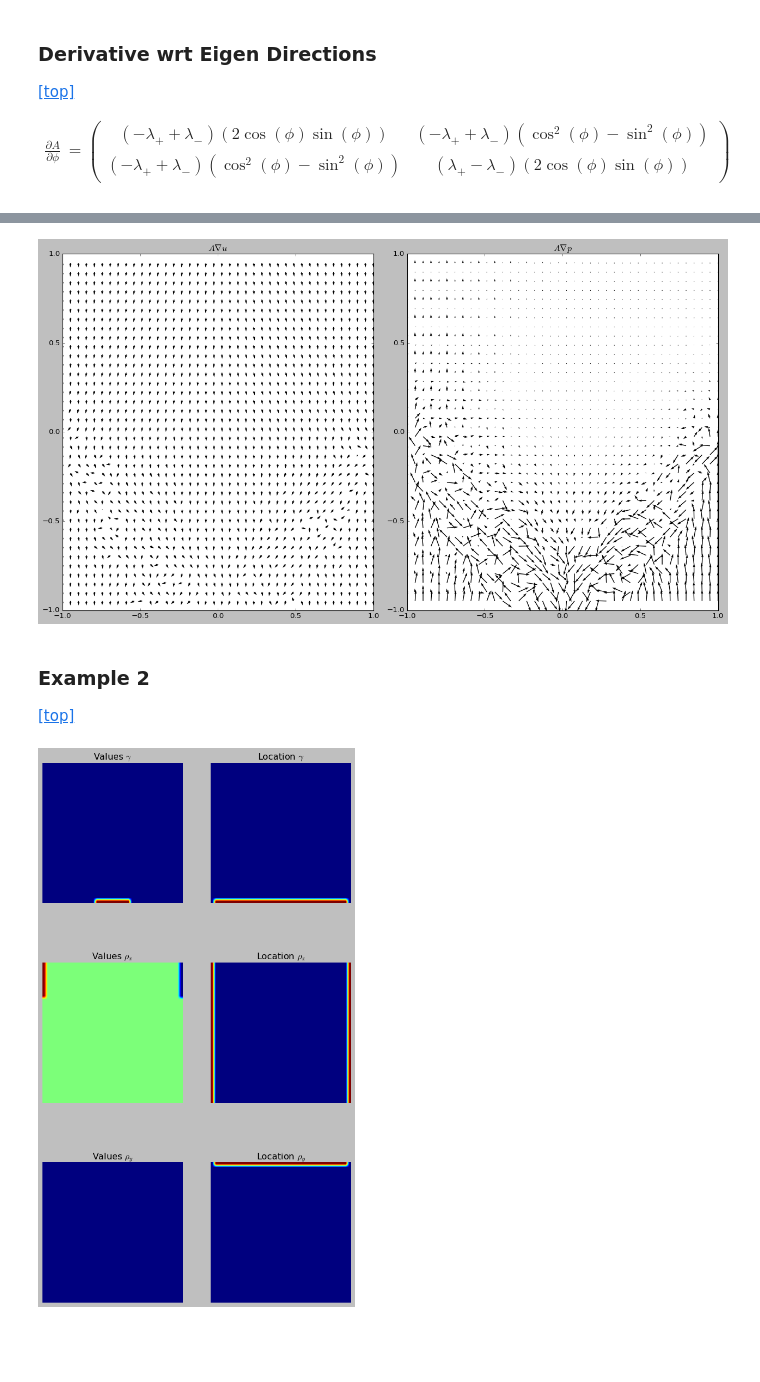
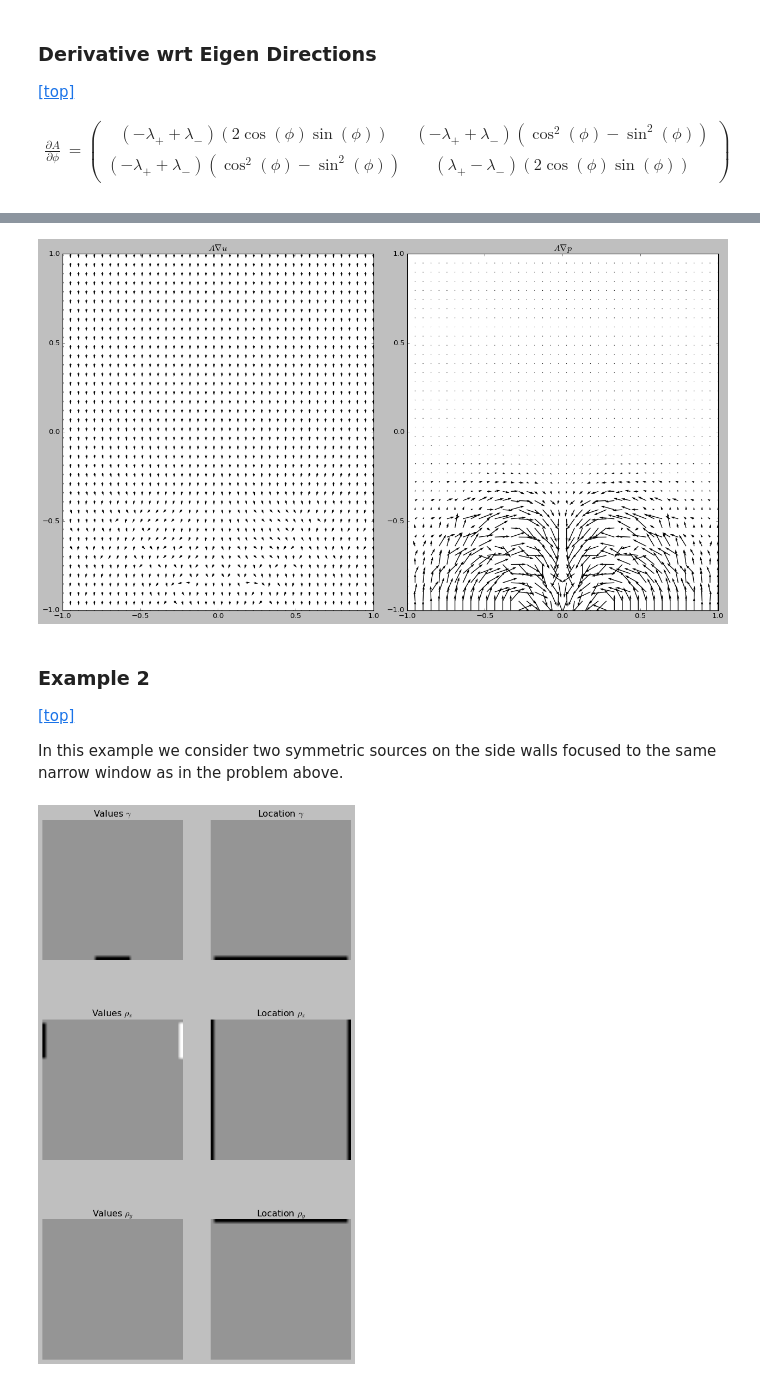
Before and after one commit to JustinBakerMath/homogenize, a Jupyter notebook: Homogenization.ipynb, the cells around one changed output, grey strips where cells are left out. Cells and saved outputs as stored; diff of their text form; code cells hidden in the pictures; blank space fills up the shorter version.

```diff
--- a/Homogenization.ipynb
+++ b/Homogenization.ipynb
@@ -251,6 +296,15 @@ class PDESolver(metaclass=ABCMeta):
     def divAgrad(self):
         pde_mtrx = (self.interior@self.fdm.divAgrad()+self.neumann_xloc@(self.fdm.Agrad()[0])+self.neumann_yloc@(self.fdm.Agrad()[1])+self.dirichlet_loc)
         return np.linalg.solve(pde_mtrx,self.neumann_xbc+self.neumann_ybc+self.dirichlet_bc)
+    def MdivAgrad(self):
+        pde_mtrx = (self.interior@-self.fdm.divAgrad()+self.neumann_xloc@(self.fdm.Agrad()[0])+self.neumann_yloc@(self.fdm.Agrad()[1])+self.dirichlet_loc)
+        return np.linalg.solve(pde_mtrx,self.neumann_xbc+self.neumann_ybc+self.dirichlet_bc)
+    def divGrad(self):
+            pde_mtrx = (self.interior@self.fdm.divGrad()+self.neumann_xloc@(self.fdm.grad()[0])+self.neumann_yloc@(self.fdm.grad()[1])+self.dirichlet_loc)
+            return np.linalg.solve(pde_mtrx,self.neumann_xbc+self.neumann_ybc+self.dirichlet_bc)
+    def MdivGrad(self):
+            pde_mtrx = (self.interior@self.fdm.divGrad()+self.neumann_xloc@(self.fdm.grad()[0])+self.neumann_yloc@(self.fdm.grad()[1])+self.dirichlet_loc)
+            return np.linalg.solve(pde_mtrx,self.neumann_xbc+self.neumann_ybc+self.dirichlet_bc)
 # %% [markdown]
 ## Design Operations
 
@@ -263,9 +317,9 @@ $$\begin{align*}
 \end{align*}$$
 # %%
 def genLam(theta,shape,alpha=1,beta=.5):
+    lamPlus=alpha*theta+beta*(np.ones(shape)-theta)
     lamMinus=np.ma.power(theta/alpha+(np.ones(shape)-theta)/beta,-1)
-    lamPlus=alpha*theta+beta*(np.ones(shape)-theta)
-    return lamMinus,lamPlus
+    return lamPlus,lamMinus
 # %% [markdown]
 ### Design Matrix
 
@@ -436,7 +490,7 @@ class heatLens():
         #INITIALIZE
         self.u=np.zeros(self.domain_len)
         self.p=np.zeros(self.domain_len)
-        self.theta=np.ones(self.domain_shape)#np.random.rand(self.domain_len).reshape(self.domain_shape)
+        self.theta=np.zeros(self.domain_shape)#np.random.rand(self.domain_len).reshape(self.domain_shape)
         self.phi=np.zeros(self.domain_shape)#np.pi*np.random.rand(self.domain_len).reshape(self.domain_shape)#
         self.lv=self.options['lv']
         self.vol=self.options['volume']
@@ -496,7 +550,7 @@ class heatLens():
             for j in range(self.n):
                 A_p=A_phi(self.theta[i,j],self.phi[i,j],alpha=alpha,beta=beta)
                 self.phi[i,j]=self.phi[i,j]-tk*(A_p@Du[:,i,j]@Dp[:,i,j])
-
+        self.options['tk'] = .975*tk
         #SOLUTION DATA
         self.u = u
         self.p = p
@@ -510,9 +564,9 @@ class heatLens():
         assert ('gamma' in self.options) and ('gamma_loc' in self.options), 'No Dirichlet Conditions Provided.'
         assert ('rho_x' in self.options) or ('rho_y' in self.options), 'No Sources Provided.'
         if not('alpha' in self.options):
-            self.options['alpha']=.1
+            self.options['alpha']=1
         if not('beta' in self.options):
-            self.options['beta']=1
+            self.options['beta']=.1
         if not('tk' in self.options):
             self.options['tk']=.1
         if not('lv' in self.options):
@@ -620,19 +676,21 @@ plt.show()
 plt.figure(figsize=(16,9),tight_layout=True)
 plt.subplot(121)
 ADu = np.divide(prob.ADu,np.fmax(.1,np.linalg.norm(prob.ADu, axis=0)))
-plt.quiver(prob.xx[1:-1],prob.yy[1:-1],ADu[0][1:-1],ADu[1][1:-1])
+plt.quiver(prob.xx,prob.yy,ADu[0],ADu[1])
 plt.title('$A\\nabla u$')
 plt.subplot(122)
 plt.title('$A\\nabla p$')
 ADp = np.divide(prob.ADp,np.fmax(.1, np.linalg.norm(prob.ADp, axis=0)))
-plt.quiver(prob.xx[1:-1],prob.yy[1:-1],ADp[0][1:-1],ADp[1][1:-1])
+plt.quiver(prob.xx,prob.yy,ADp[0],ADp[1])
 plt.show()
 # %% [output]
-[figure, old version]
+[figure, new version]
 # %% [markdown]
 ### Example 2
 
 <a href="#Numerical-Methods-for-Homogenization" class="top-ref">[top]</a>
+
+In this example we consider two symmetric sources on the side walls focused to the same narrow window as in the problem above.
 # %%
 #GRID
 L = 2
@@ -646,8 +704,8 @@ domain_shape = (n,m)
 xx,yy=np.meshgrid(x,y)
 # %%
 rho_x = np.zeros(domain_shape)
-rho_x[-m//4:,-1] = -np.ones(m//4)
-rho_x[-m//4:,0] = np.ones(m//4)
+rho_x[-m//4-1:-1,-1] = -np.ones(m//4)
+rho_x[-m//4-1:-1,0] = np.ones(m//4)
 rho_y = np.zeros(domain_shape)
 rho_xloc = np.zeros(domain_shape)
 rho_yloc = np.zeros(domain_shape)
@@ -666,32 +724,32 @@ prob = heatLens(x,y,options)
 # %%
 plt.figure(figsize=(9,16))
 plt.subplot(321)
 plt.title('Values $\\gamma$')
-plt.imshow(prob.gamma[::-1])
+plt.imshow(prob.gamma[::-1],cmap='Greys',vmin=-1,vmax=1)
 plt.axis('off')
 plt.subplot(322)
 plt.title('Location $\\gamma$')
-plt.imshow(prob.gamma_loc[::-1])
+plt.imshow(prob.gamma_loc[::-1],cmap='Greys',vmin=-1,vmax=1)
 plt.axis('off')
 plt.subplot(323)
 plt.title('Values $\\rho_x$')
-plt.imshow(prob.rho_x[::-1])
+plt.imshow(prob.rho_x[::-1],cmap='Greys',vmin=-1,vmax=1)
 plt.axis('off')
 plt.subplot(324)
 plt.title('Location $\\rho_x$')
-plt.imshow(prob.rho_xloc[::-1])
+plt.imshow(prob.rho_xloc[::-1],cmap='Greys',vmin=-1,vmax=1)
 plt.axis('off')
 plt.subplot(325)
 plt.title('Values $\\rho_y$')
-plt.imshow(prob.rho_y[::-1])
+plt.imshow(prob.rho_y[::-1],cmap='Greys',vmin=-1,vmax=1)
 plt.axis('off')
 plt.subplot(326)
 plt.title('Location $\\rho_y$')
-plt.imshow(prob.rho_yloc[::-1])
+plt.imshow(prob.rho_yloc[::-1],cmap='Greys',vmin=-1,vmax=1)
 plt.axis('off')
 plt.show()
 # %% [output]
-[figure, old version]
+[figure, new version]
 # %%
 prob.iterate(100)
 # %%
```
Also changed, not shown: parts of 37 cells of this notebook, 2 other files.
